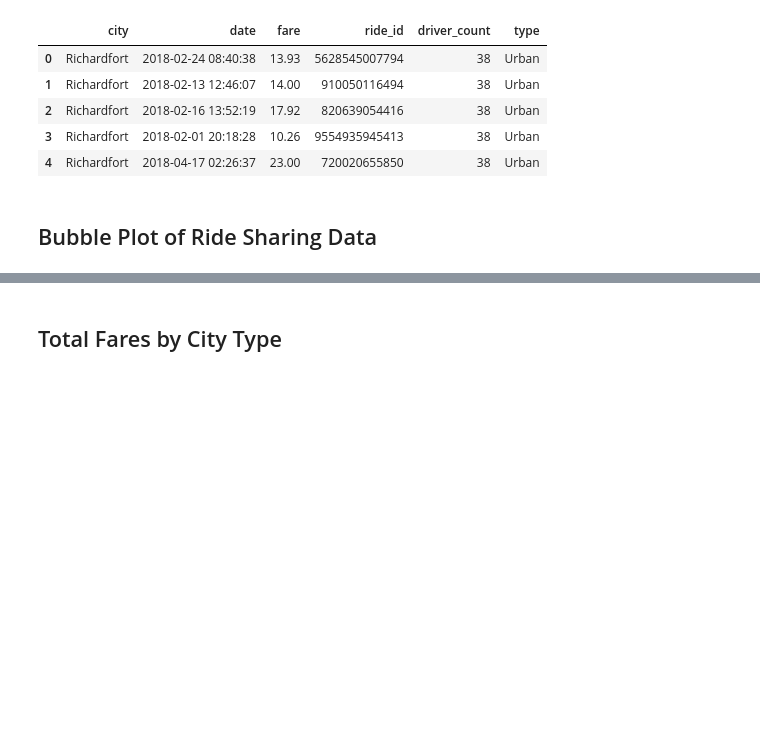
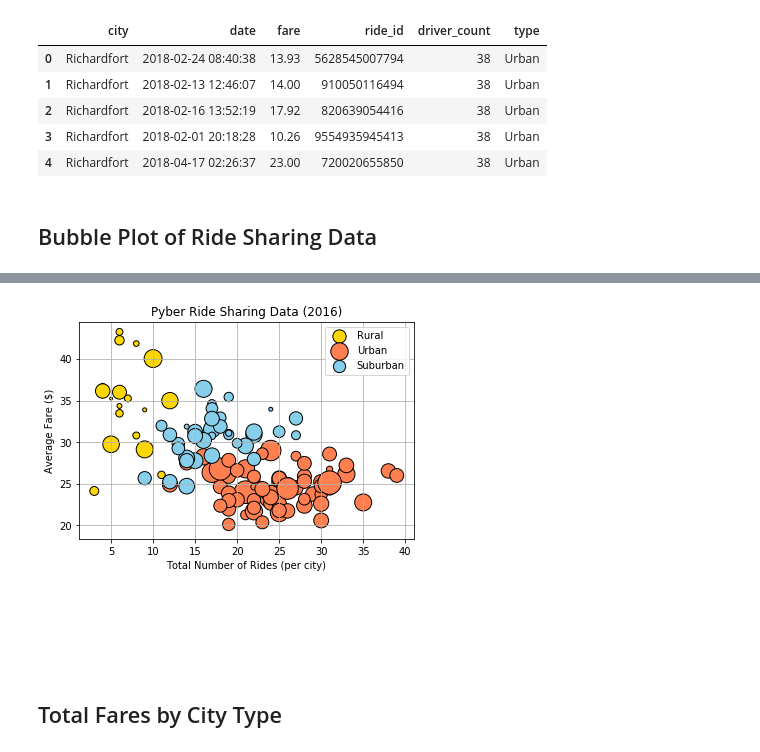
Before and after one commit to edgar8rys/Pyber-Homework-5, a Jupyter notebook: pyber_hw.ipynb, the cells around one changed output, grey strips where cells are left out. Drawn from its saved outputs; the diff is of its cells as text; code cells hidden in the pictures; blank space fills up the shorter version.

```diff
--- a/pyber_hw.ipynb
+++ b/pyber_hw.ipynb
@@ -52,7 +52,7 @@ suburban = scatter_data.loc["Suburban", :]
 
 # Build the scatter plots for each city types
 plt.scatter(rural["Total Rides"], rural["Average Fare"], marker="o", facecolor="gold", edgecolor="black", s=(8*rural))
-plt.scatter(urban["Total Rides"], urban["Average Fare"], marker="o", facecolor="lightcoral", edgecolor="black", s=(8*urban))
+plt.scatter(urban["Total Rides"], urban["Average Fare"], marker="o", facecolor="coral", edgecolor="black", s=(8*urban))
 plt.scatter(suburban["Total Rides"], suburban["Average Fare"], marker="o", facecolor="skyblue", edgecolor="black", s=(8*suburban))
 
 # Incorporate the other graph properties
@@ -72,3 +71,4 @@ SyntaxError: invalid syntax (<ipython-input-12-f362bc53c689>, line 34)
+[figure, added]
 # %%
 # Show plot
 plt.show()
```
Also changed, not shown: parts of 1 cell of this notebook.
